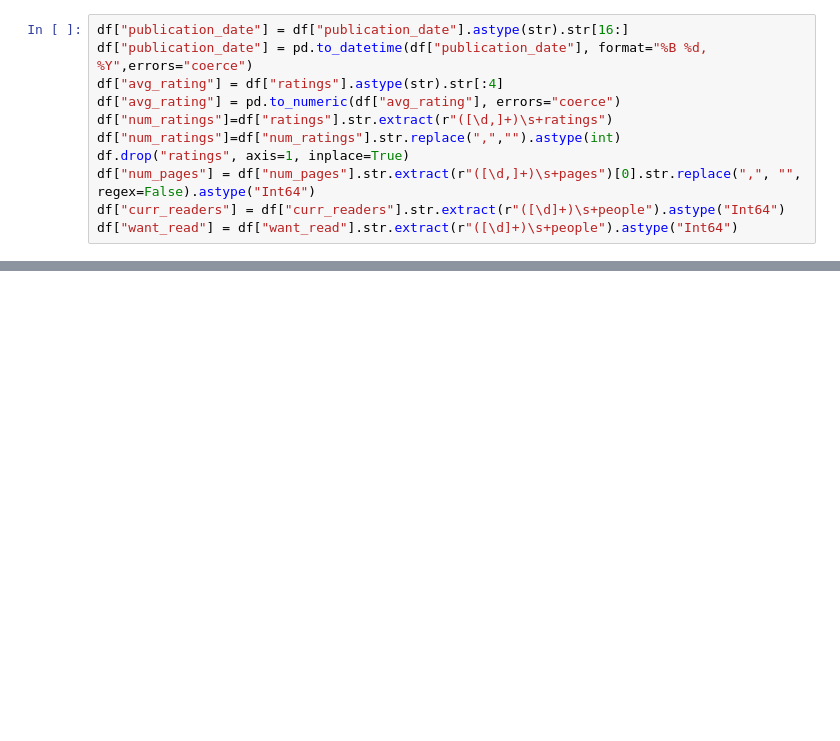
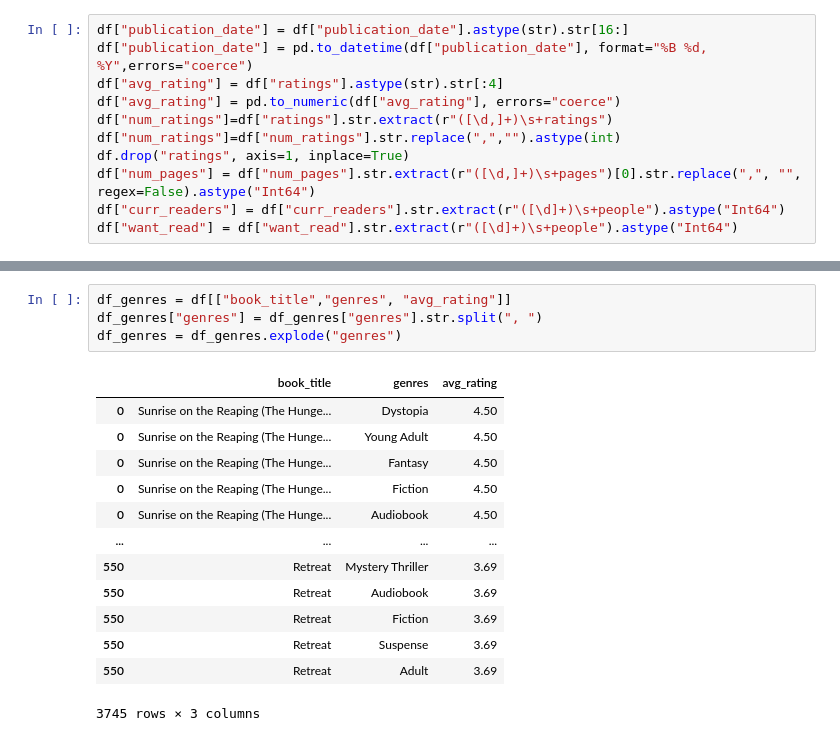
Before and after one commit to aliouas/bookscrape-trends, a Jupyter notebook: processing.ipynb, the cells around one changed output, grey strips where cells are left out. Saved outputs shown, nothing was run; the diff lists cells and outputs as text; blank space fills up the shorter version.

```diff
--- a/processing.ipynb
+++ b/processing.ipynb
@@ -146,0 +160,18 @@ df["want_read"] = df["want_read"].str.extract(r"([\d]+)\s+people").astype("Int64
+# %%
+df_genres = df[["book_title","genres", "avg_rating"]]
+df_genres["genres"] = df_genres["genres"].str.split(", ")
+df_genres = df_genres.explode("genres")
+# %% [output]
+|  | book_title | genres | avg_rating |
+| 0 | Sunrise on the Reaping (The Hunge... | Dystopia | 4.50 |
+| 0 | Sunrise on the Reaping (The Hunge... | Young Adult | 4.50 |
+| 0 | Sunrise on the Reaping (The Hunge... | Fantasy | 4.50 |
+| 0 | Sunrise on the Reaping (The Hunge... | Fiction | 4.50 |
+| 0 | Sunrise on the Reaping (The Hunge... | Audiobook | 4.50 |
+| ... | ... | ... | ... |
+| 550 | Retreat | Mystery Thriller | 3.69 |
+| 550 | Retreat | Audiobook | 3.69 |
+| 550 | Retreat | Fiction | 3.69 |
+| 550 | Retreat | Suspense | 3.69 |
+| 550 | Retreat | Adult | 3.69 |
+3745 rows × 3 columns
```
Also changed, not shown: parts of 5 cells of this notebook.
